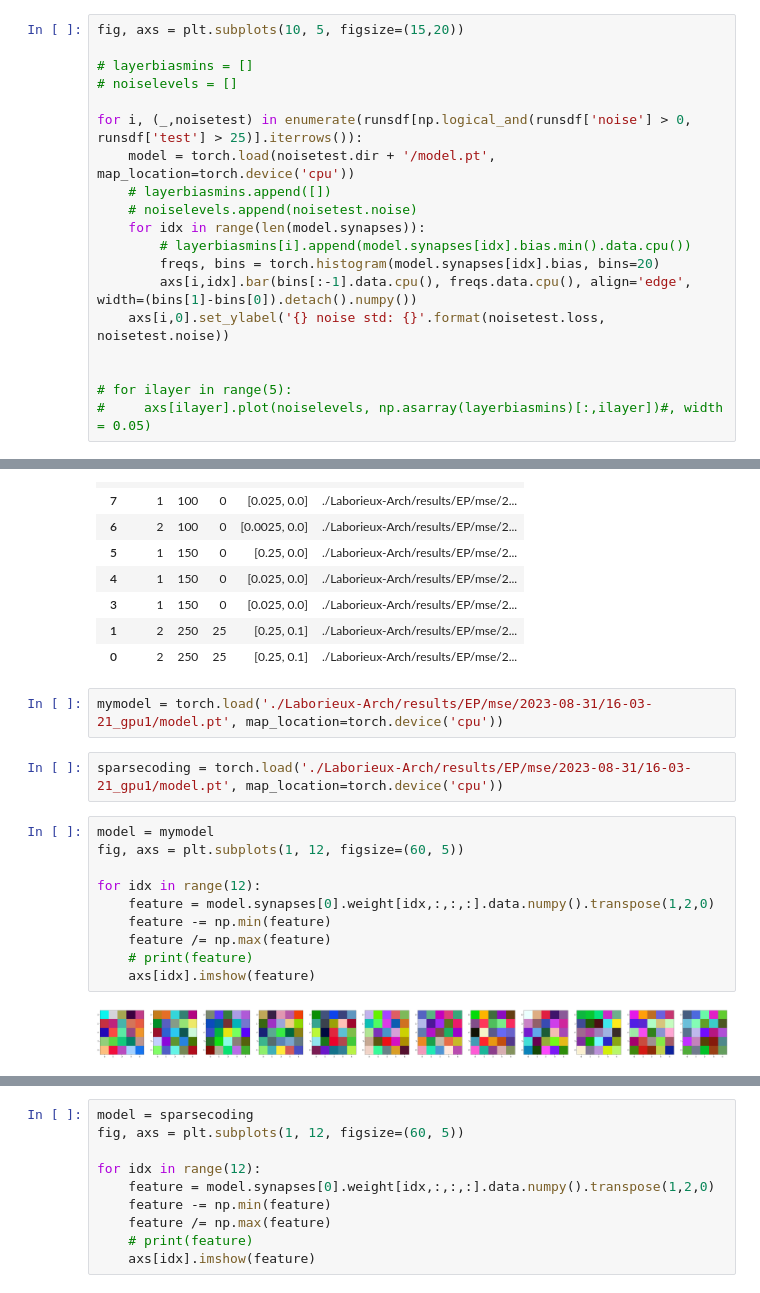
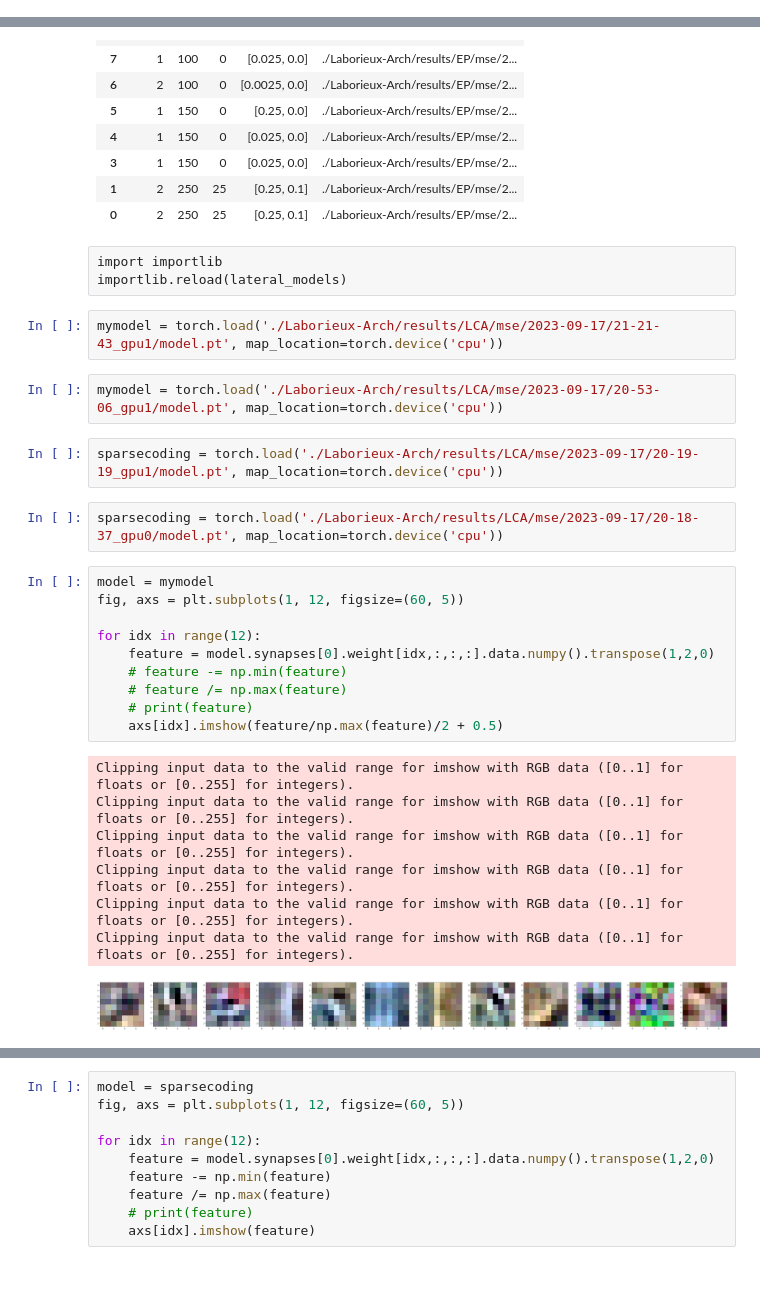
Before and after one commit to ajherman/Equilibrium-Propagation, a Jupyter notebook: Plot_Robustness.ipynb, the cells around one changed output, grey strips where cells are left out. Saved outputs shown, nothing was run; the diff lists cells and outputs as text.

```diff
--- a/Plot_Robustness.ipynb
+++ b/Plot_Robustness.ipynb
@@ -29,19 +46,0 @@ runsdf.sort_values('dir', ascending=False)[runsdf['noise'] > 0][['loss', 'noise'
-# %%
-fig, axs = plt.subplots(10, 5, figsize=(15,20))
-
-# layerbiasmins = []
-# noiselevels = []
-
-for i, (_,noisetest) in enumerate(runsdf[np.logical_and(runsdf['noise'] > 0, runsdf['test'] > 25)].iterrows()):
-    model = torch.load(noisetest.dir + '/model.pt', map_location=torch.device('cpu'))
-    # layerbiasmins.append([])
-    # noiselevels.append(noisetest.noise)
-    for idx in range(len(model.synapses)):
-        # layerbiasmins[i].append(model.synapses[idx].bias.min().data.cpu())
-        freqs, bins = torch.histogram(model.synapses[idx].bias, bins=20)
-        axs[i,idx].bar(bins[:-1].data.cpu(), freqs.data.cpu(), align='edge', width=(bins[1]-bins[0]).detach().numpy())
-    axs[i,0].set_ylabel('{} noise std: {}'.format(noisetest.loss, noisetest.noise))
-
-
-# for ilayer in range(5):
-#     axs[ilayer].plot(noiselevels, np.asarray(layerbiasmins)[:,ilayer])#, width = 0.05)
@@ -307,19 +306,32 @@ runsdf.sort_values('dir', ascending=False)[runsdf['model'] == 'DenoiseLCALGNCNN'
 | 3 | 1 | 150 | 0 | [0.025, 0.0] | ./Laborieux-Arch/results/EP/mse/2... |
 | 1 | 2 | 250 | 25 | [0.25, 0.1] | ./Laborieux-Arch/results/EP/mse/2... |
 | 0 | 2 | 250 | 25 | [0.25, 0.1] | ./Laborieux-Arch/results/EP/mse/2... |
+# %% [raw]
+import importlib
+importlib.reload(lateral_models)
 # %%
-mymodel = torch.load('./Laborieux-Arch/results/EP/mse/2023-08-31/16-03-21_gpu1/model.pt', map_location=torch.device('cpu'))
+mymodel = torch.load('./Laborieux-Arch/results/LCA/mse/2023-09-17/21-21-43_gpu1/model.pt', map_location=torch.device('cpu'))
+# %%
+mymodel = torch.load('./Laborieux-Arch/results/LCA/mse/2023-09-17/20-53-06_gpu1/model.pt', map_location=torch.device('cpu'))
 # %%
-sparsecoding = torch.load('./Laborieux-Arch/results/EP/mse/2023-08-31/16-03-21_gpu1/model.pt', map_location=torch.device('cpu'))
+sparsecoding = torch.load('./Laborieux-Arch/results/LCA/mse/2023-09-17/20-19-19_gpu1/model.pt', map_location=torch.device('cpu'))
+# %%
+sparsecoding = torch.load('./Laborieux-Arch/results/LCA/mse/2023-09-17/20-18-37_gpu0/model.pt', map_location=torch.device('cpu'))
 # %%
 model = mymodel
 fig, axs = plt.subplots(1, 12, figsize=(60, 5))
 
 for idx in range(12):
     feature = model.synapses[0].weight[idx,:,:,:].data.numpy().transpose(1,2,0)
-    feature -= np.min(feature)
-    feature /= np.max(feature)
+    # feature -= np.min(feature)
+    # feature /= np.max(feature)
     # print(feature)
-    axs[idx].imshow(feature)
+    axs[idx].imshow(feature/np.max(feature)/2 + 0.5)
 # %% [output]
+Clipping input data to the valid range for imshow with RGB data ([0..1] for floats or [0..255] for integers).
+Clipping input data to the valid range for imshow with RGB data ([0..1] for floats or [0..255] for integers).
+Clipping input data to the valid range for imshow with RGB data ([0..1] for floats or [0..255] for integers).
+Clipping input data to the valid range for imshow with RGB data ([0..1] for floats or [0..255] for integers).
+Clipping input data to the valid range for imshow with RGB data ([0..1] for floats or [0..255] for integers).
+Clipping input data to the valid range for imshow with RGB data ([0..1] for floats or [0..255] for integers).
-[figure, old version]
+[figure, new version]
```
Also changed, not shown: parts of 13 cells of this notebook, 6 other files.
